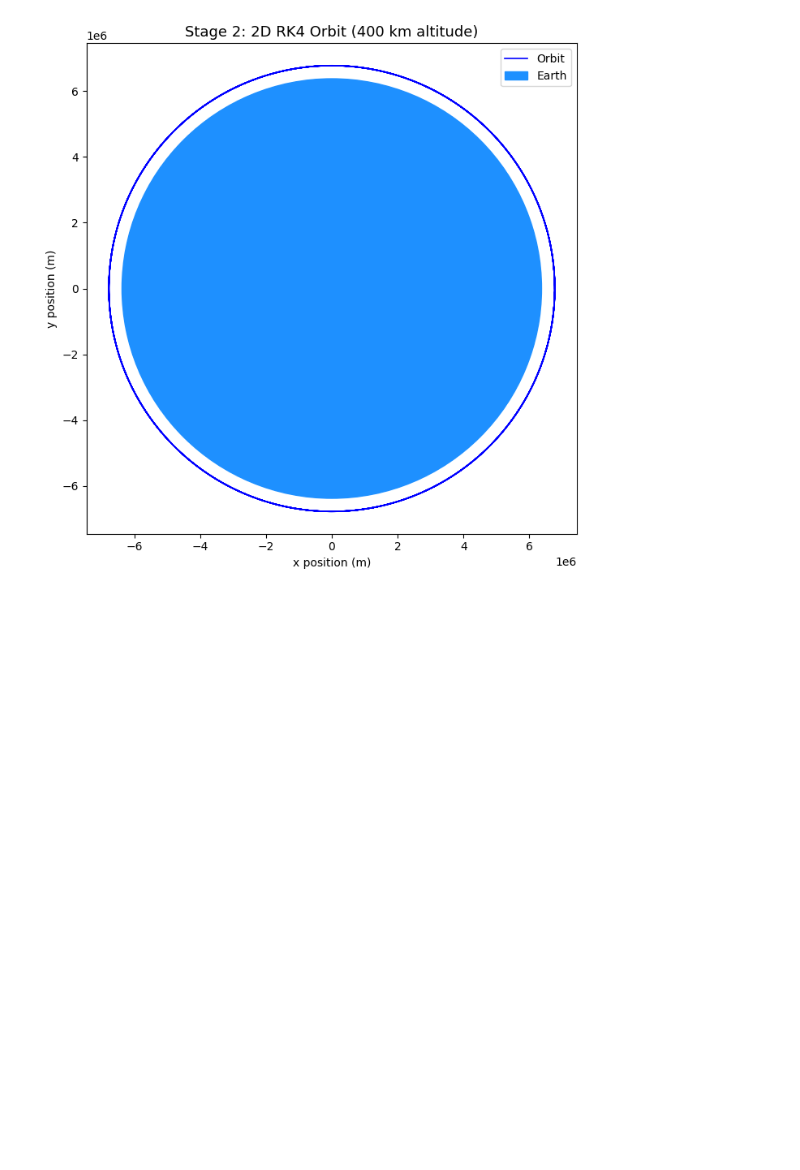
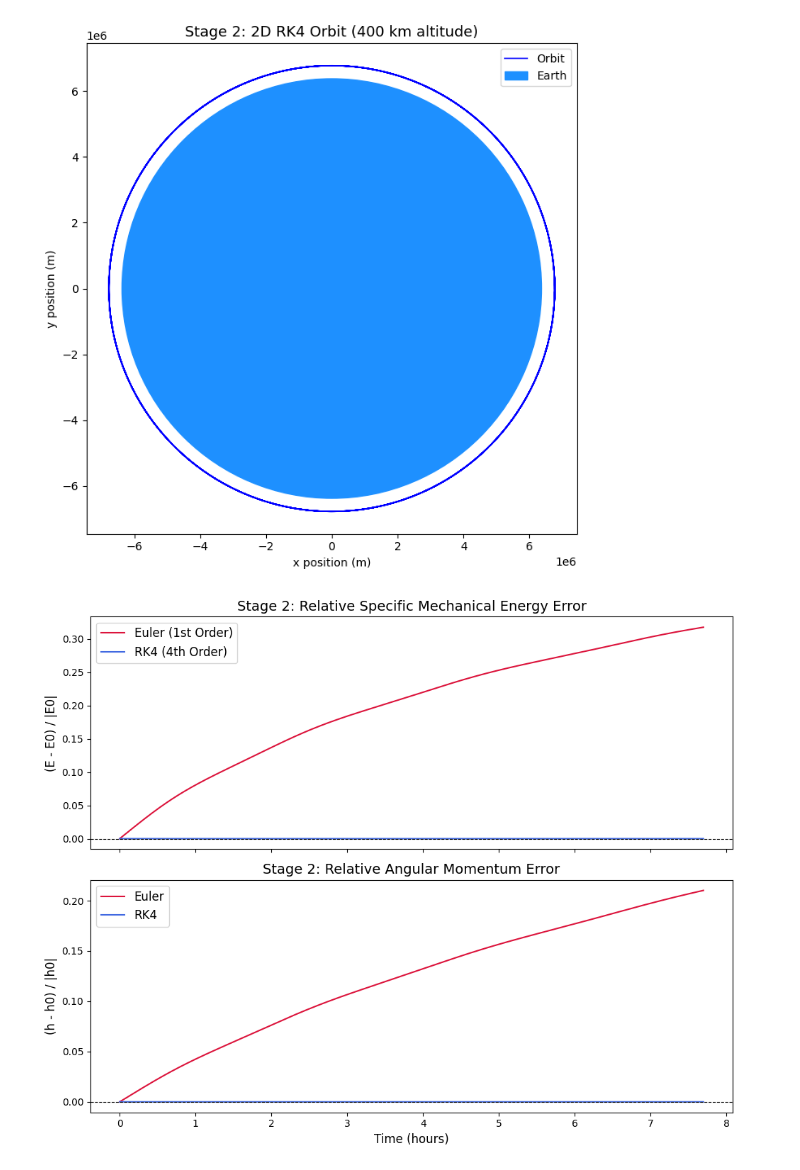
Before and after one commit to Yashaswi-B/orbital-simulator, a Jupyter notebook: notebooks/stage2_development.ipynb, the cells around one changed output. Drawn from its saved outputs; the diff is of its cells as text; code cells hidden in the pictures; blank space fills up the shorter version.

Commit message:
Stage 1: energy and angular momentum conservation tracking added

```diff
--- a/notebooks/stage2_development.ipynb
+++ b/notebooks/stage2_development.ipynb
@@ -67,3 +78,16 @@ def rk4step(state, dt):
 
     # Returns new state by using weighted average of the slopes
     return state + (dt / 6) * (k1 + 2*k2 + 2*k3 + k4)
+# %%
+def propagate(initial_state, dt, steps, method="rk4"):
+    step_func = rk4step if method=="rk4" else euler_step
+    states = np.zeros((steps, len(initial_state)))
+    s = initial_state.copy()
+
+    for i in range(steps):
+        states[i] = s
+        s = step_func(s, dt)
+    return states
+
+positions = propagate(initial_state, 10, steps, method="euler")[:, :2]
+print(positions)
@@ -70 +102,9 @@ def rk4step(state, dt):
+# %%
+def specific_energy(r, v):
+    KE = 0.5 * np.dot(v, v)
+    PE = -mu_earth / np.linalg.norm(r)
+    return KE + PE
+# %%
+def angular_momentum(r, v):
+    return r[0]*v[1] - r[1]*v[0]
 # %%
@@ -103,3 +164,28 @@ plt.savefig("../images/stage2_RK4_orbit.png", dpi=150, bbox_inches="tight")
 plt.show()
 # %% [output]
 [figure]
+# %%
+fig, (ax1, ax2) = plt.subplots(2, 1, figsize=(10, 8), sharex=True)
+
+# Panel 1: Specific Energy Relative Error
+ax1.plot(time_array, energy_error_eul, color='crimson', lw=1.5, label='Euler (1st Order)')
+ax1.plot(time_array, energy_error_rk4, color='royalblue', lw=1.5, label='RK4 (4th Order)')
+ax1.set_title('Stage 2: Relative Specific Mechanical Energy Error', fontsize=14)
+ax1.set_ylabel('(E - E0) / |E0|', fontsize=12)
+ax1.axhline(0, color='black', ls='--', lw=0.8)
+ax1.legend(fontsize=12)
+
+# Panel 2: Angular Momentum Relative Error
+ax2.plot(time_array, angular_momentum_error_eul, color='crimson', lw=1.5, label='Euler')
+ax2.plot(time_array, angular_momentum_error_rk4, color='royalblue', lw=1.5, label='RK4')
+ax2.set_title('Stage 2: Relative Angular Momentum Error', fontsize=14)
+ax2.set_xlabel('Time (hours)', fontsize=12)
+ax2.set_ylabel('(h - h0) / |h0|', fontsize=12)
+ax2.axhline(0, color='black', ls='--', lw=0.8)
+ax2.legend(fontsize=12)
+
+plt.tight_layout()
+plt.savefig('../images/stage2_energy_comparison.png', dpi=150, bbox_inches='tight')
+plt.show()
+# %% [output]
+[figure, added]
```
Also changed, not shown: parts of 7 cells of this notebook, 7 other files.
